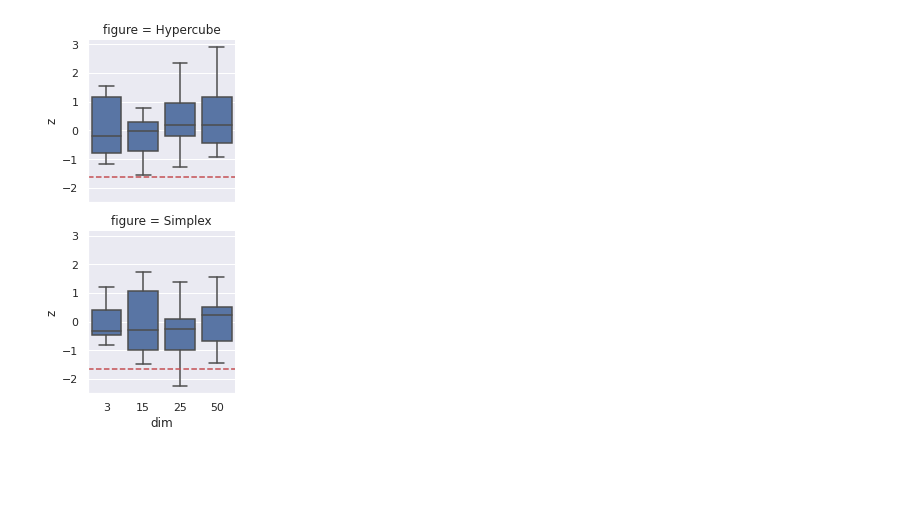
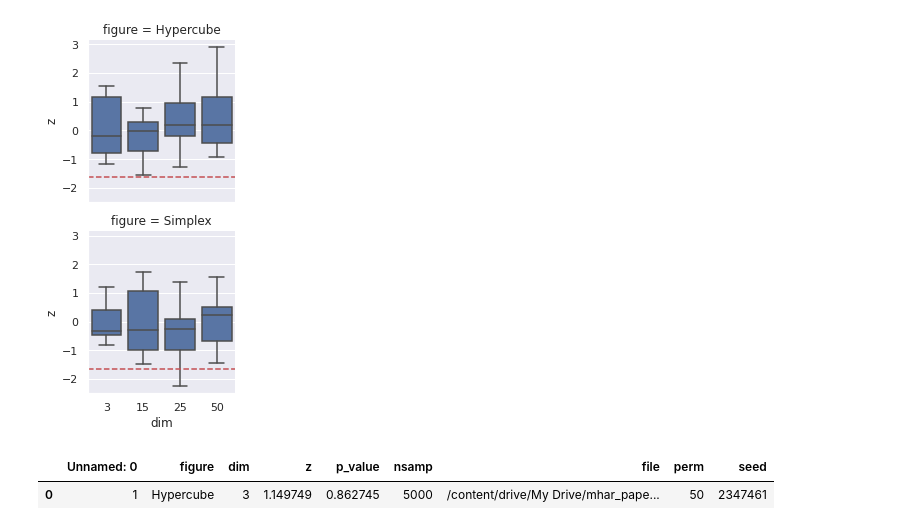
Before and after one commit to uumami/mhar_pytorch, a Jupyter notebook: mst_graphs.ipynb, the cells around one changed output. Saved outputs shown, nothing was run; the diff lists cells and outputs as text; code cells hidden in the pictures; blank space fills up the shorter version.

```diff
--- a/mst_graphs.ipynb
+++ b/mst_graphs.ipynb
@@ -139,3 +100,9 @@ ax2[0].axhline(-1.64, ls='--', color='r')
 plt.show()
 # %% [output]
 [figure]
+# %%
+
+mst.head(1)
+# %% [output]
+|  | Unnamed: 0 | figure | dim | z | p_value | nsamp | file | perm | seed |
+| 0 | 1 | Hypercube | 3 | 1.149749 | 0.862745 | 5000 | /content/drive/My Drive/mhar_pape... | 50 | 2347461 |
```
Also changed, not shown: parts of 7 cells of this notebook.
